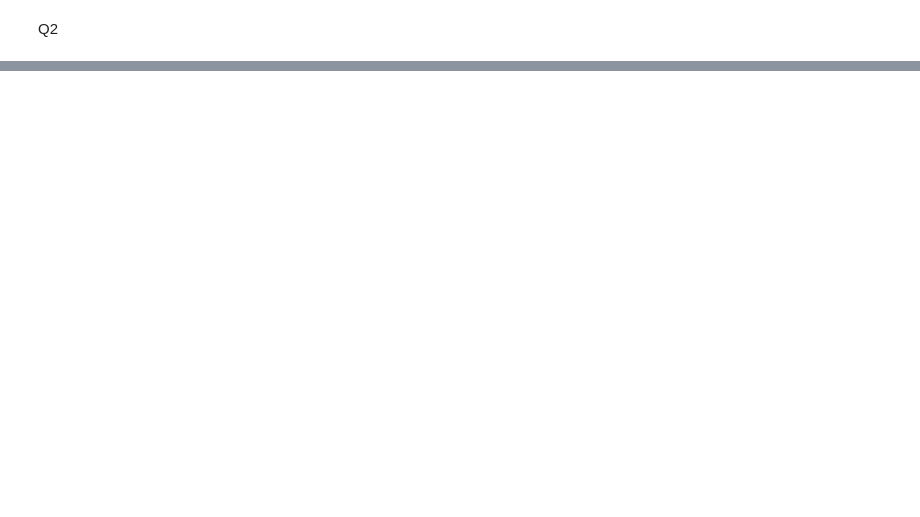
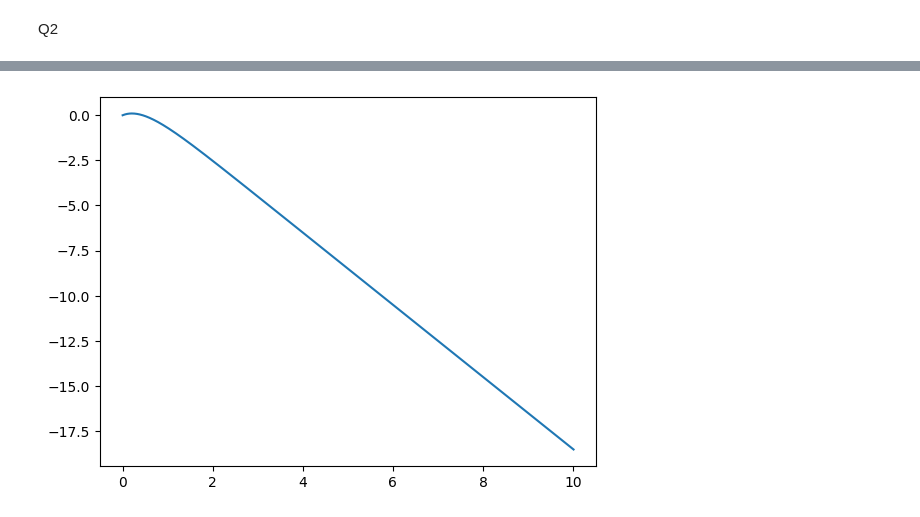
Before and after one commit to PeterK-UWP/Computational_Python, a Jupyter notebook: Lessons/numpy_dif_eq/week6_7/differntial_equation.ipynb, the cells around one changed output, grey strips where cells are left out. Saved outputs shown, nothing was run; the diff lists cells and outputs as text; code cells hidden in the pictures; blank space fills up the shorter version.

```diff
--- a/homework/hm6/differntial_equation.ipynb
+++ b/Lessons/numpy_dif_eq/week6_7/differntial_equation.ipynb
@@ -209,0 +215,31 @@ N = [3, 10, 20, 50, 100, 500] is done :D
+# %%
+import numpy as np
+import matplotlib.pyplot as plt
+
+
+def ypp(x, y, yp):
+    # d^2y/dx^2 + 2*dy/dx + 4 = 0
+    ypp = -2*yp - 4
+    ypp =
+    return ypp
+
+x = 0
+y = 0
+yp = 1
+dx = 0.01
+x_pts = []
+y_pts = []
+x_pts.append(x)
+y_pts.append(y)
+
+while x <= 10:
+    y = y + yp*dx
+    yp = yp + ypp(x, y, yp)*dx
+    x = x + dx
+    x_pts.append(x)
+    y_pts.append(y)
+
+plt.plot(x_pts, y_pts)
+plt.show()
+# %% [output]
+[figure, added]
```
Also changed, not shown: parts of 2 cells of this notebook, 6 other files.
